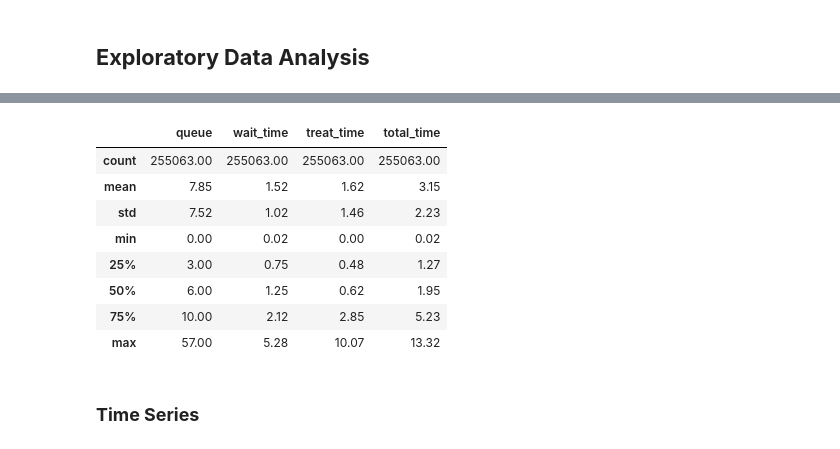
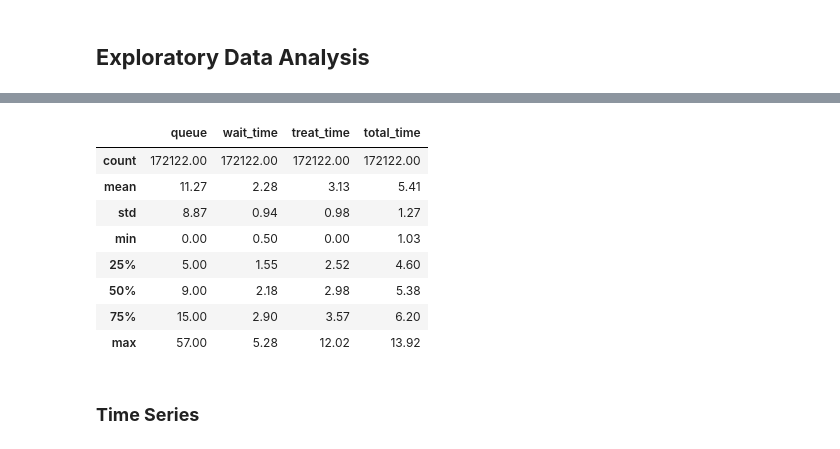
Before and after one commit to DerekWu1/wic_wait_times, a Jupyter notebook: analysis.ipynb, the cells around one changed output, grey strips where cells are left out. Cells and saved outputs as stored; diff of their text form; code cells hidden in the pictures.

```diff
--- a/analysis.ipynb
+++ b/analysis.ipynb
@@ -88,17 +120,17 @@ df.to_csv("clean_chs_waittimes.csv", index=False)
 # %%
 # Generating summary statistics for the queue, wait_time, treat_time, and total_time columns
-summary_stats_corrected = df[['queue', 'wait_time', 'treat_time', 'total_time']].describe()
+summary_stats_corrected = df[df['clinic_type'] == "ED"][['queue', 'wait_time', 'treat_time', 'total_time']].describe()
 summary_stats_corrected.round(2)
 # %% [output]
 |  | queue | wait_time | treat_time | total_time |
-| count | 255063.00 | 255063.00 | 255063.00 | 255063.00 |
-| mean | 7.85 | 1.52 | 1.62 | 3.15 |
-| std | 7.52 | 1.02 | 1.46 | 2.23 |
-| min | 0.00 | 0.02 | 0.00 | 0.02 |
-| 25% | 3.00 | 0.75 | 0.48 | 1.27 |
-| 50% | 6.00 | 1.25 | 0.62 | 1.95 |
-| 75% | 10.00 | 2.12 | 2.85 | 5.23 |
-| max | 57.00 | 5.28 | 10.07 | 13.32 |
+| count | 172122.00 | 172122.00 | 172122.00 | 172122.00 |
+| mean | 11.27 | 2.28 | 3.13 | 5.41 |
+| std | 8.87 | 0.94 | 0.98 | 1.27 |
+| min | 0.00 | 0.50 | 0.00 | 1.03 |
+| 25% | 5.00 | 1.55 | 2.52 | 4.60 |
+| 50% | 9.00 | 2.18 | 2.98 | 5.38 |
+| 75% | 15.00 | 2.90 | 3.57 | 6.20 |
+| max | 57.00 | 5.28 | 12.02 | 13.92 |
 # %%
 # Grouping by 'id' and running summary statistics
 queue = df[['id', 'queue']].groupby('id').describe().round(2)
```
Also changed, not shown: parts of 8 cells of this notebook, 2 other files.
